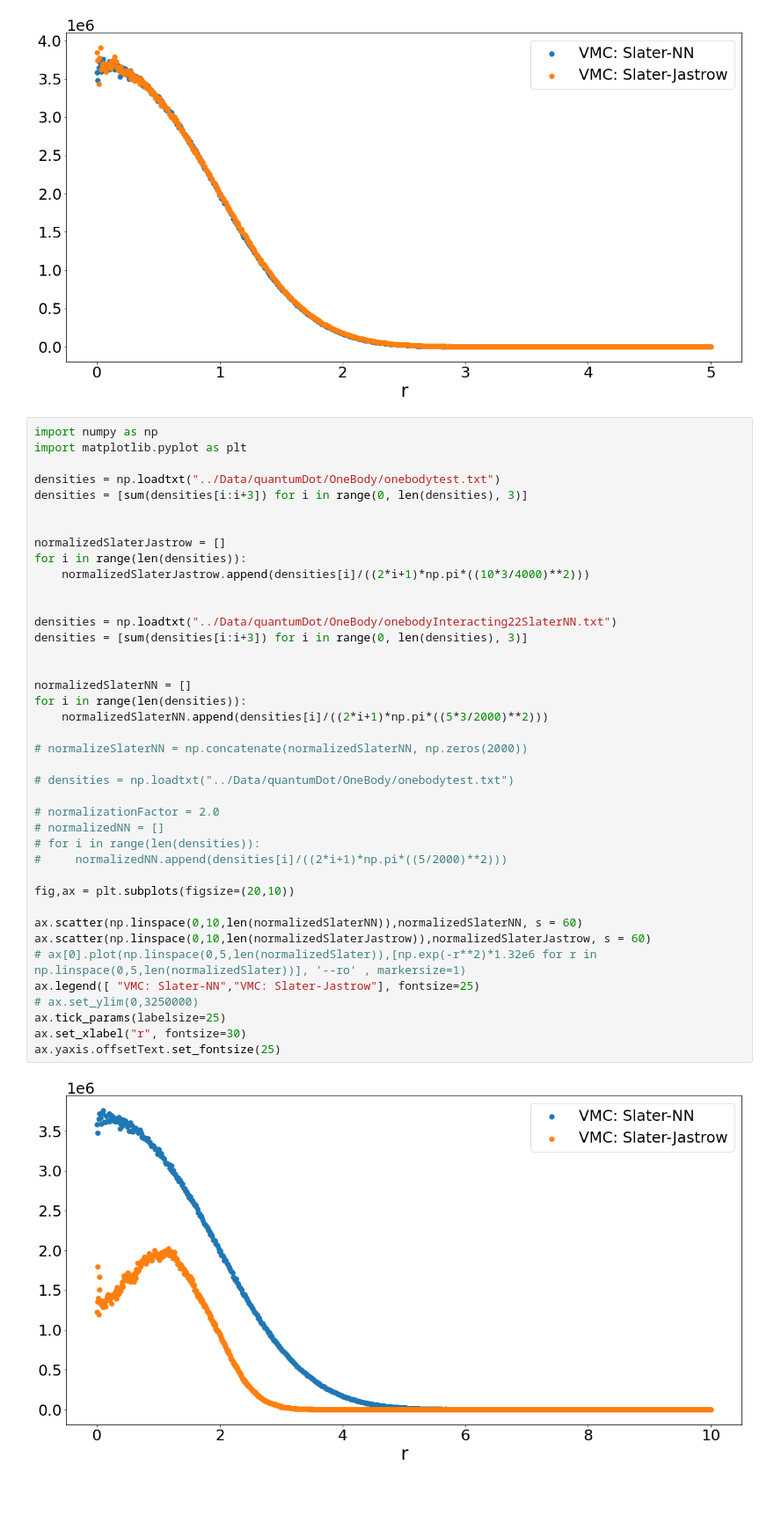
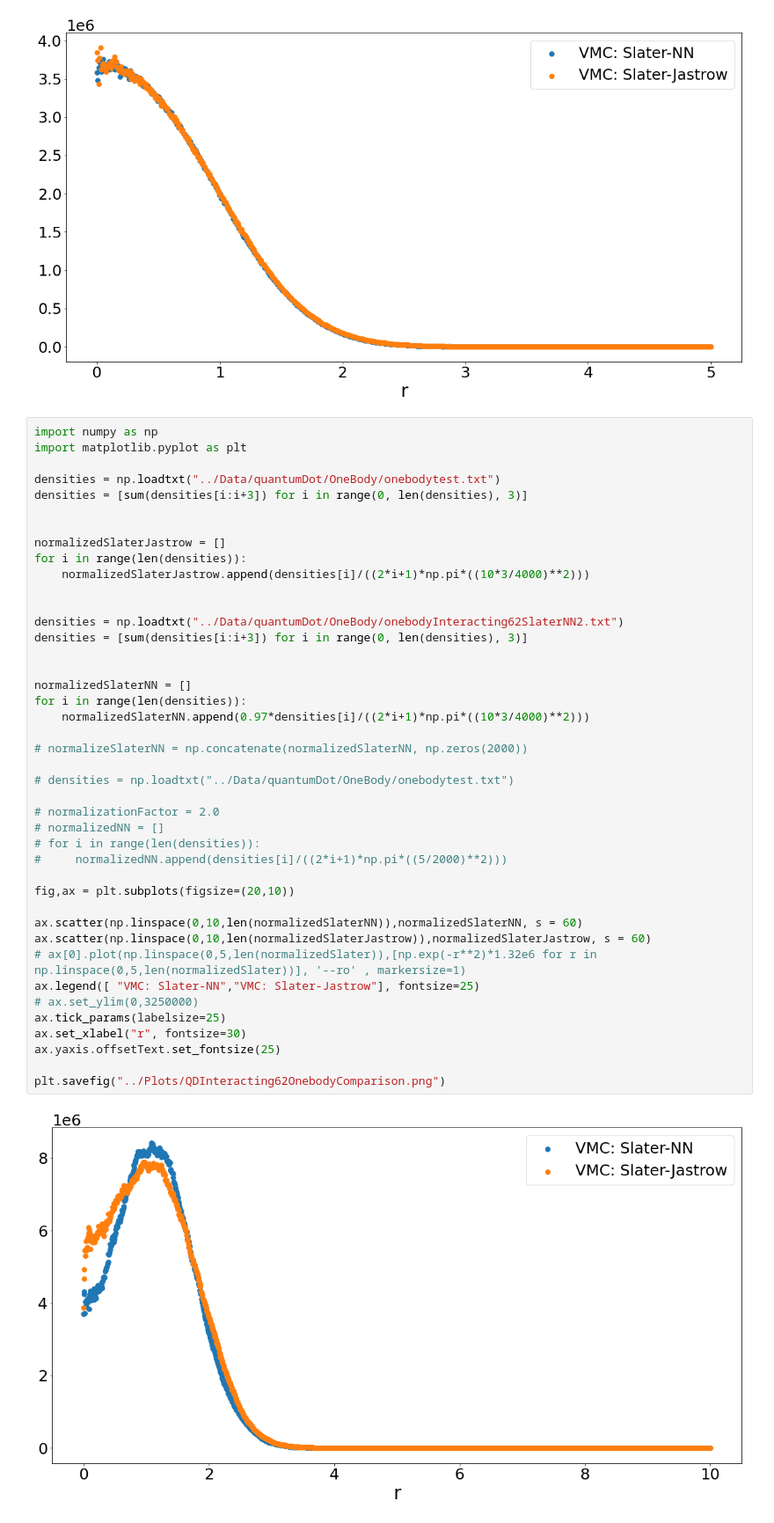
Before and after one commit to MartinKHovden/Thesis, a Jupyter notebook: VMC/src_V2/Simulations/Notebooks/QDInteractingOneBodyComparison.ipynb, the cells around one changed output. Shown at 88% size. Drawn from its saved outputs; the diff is of its cells as text; blank space fills up the shorter version.

```diff
--- a/VMC/src_V2/Simulations/Notebooks/QDInteractingOneBodyComparison.ipynb
+++ b/VMC/src_V2/Simulations/Notebooks/QDInteractingOneBodyComparison.ipynb
@@ -119,33 +119,35 @@ normalizedSlaterJastrow = []
 for i in range(len(densities)):
     normalizedSlaterJastrow.append(densities[i]/((2*i+1)*np.pi*((10*3/4000)**2)))
 
 
-densities = np.loadtxt("../Data/quantumDot/OneBody/onebodyInteracting22SlaterNN.txt")
+densities = np.loadtxt("../Data/quantumDot/OneBody/onebodyInteracting62SlaterNN2.txt")
 densities = [sum(densities[i:i+3]) for i in range(0, len(densities), 3)]
 
 
 normalizedSlaterNN = []
 for i in range(len(densities)):
-    normalizedSlaterNN.append(densities[i]/((2*i+1)*np.pi*((5*3/2000)**2)))
+    normalizedSlaterNN.append(0.97*densities[i]/((2*i+1)*np.pi*((10*3/4000)**2)))
 
 # normalizeSlaterNN = np.concatenate(normalizedSlaterNN, np.zeros(2000))
 
 # densities = np.loadtxt("../Data/quantumDot/OneBody/onebodytest.txt")
 
 # normalizationFactor = 2.0
 # normalizedNN = []
 # for i in range(len(densities)):
 #     normalizedNN.append(densities[i]/((2*i+1)*np.pi*((5/2000)**2)))
 
 fig,ax = plt.subplots(figsize=(20,10))
 
 ax.scatter(np.linspace(0,10,len(normalizedSlaterNN)),normalizedSlaterNN, s = 60)
 ax.scatter(np.linspace(0,10,len(normalizedSlaterJastrow)),normalizedSlaterJastrow, s = 60)
 # ax[0].plot(np.linspace(0,5,len(normalizedSlater)),[np.exp(-r**2)*1.32e6 for r in np.linspace(0,5,len(normalizedSlater))], '--ro' , markersize=1)
 ax.legend([ "VMC: Slater-NN","VMC: Slater-Jastrow"], fontsize=25)
 # ax.set_ylim(0,3250000)
 ax.tick_params(labelsize=25)
 ax.set_xlabel("r", fontsize=30)
 ax.yaxis.offsetText.set_fontsize(25)
+
+plt.savefig("../Plots/QDInteracting62OnebodyComparison.png")
 # %% [output]
-[figure, old version]
+[figure, new version]
```
Also changed, not shown: 4 other files.
